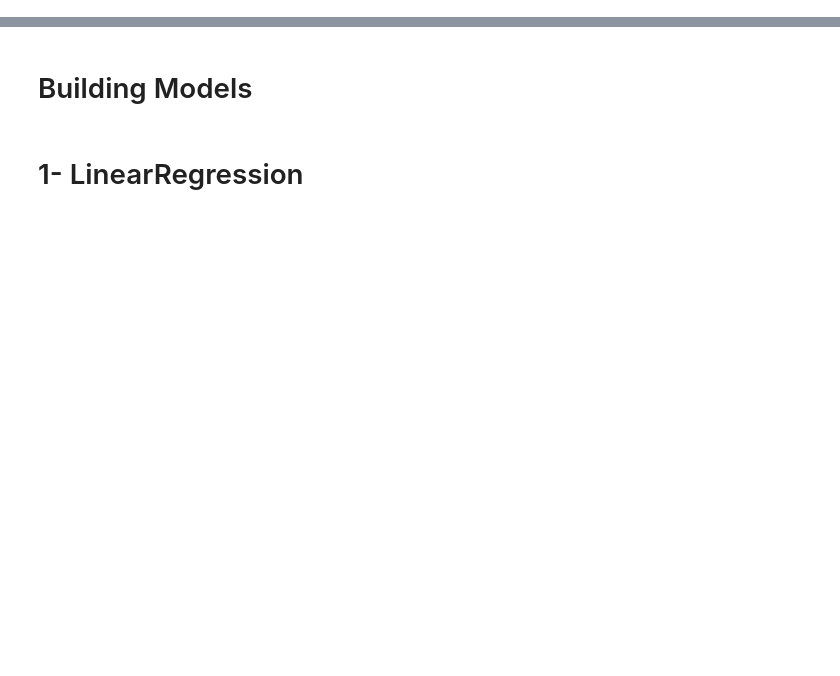
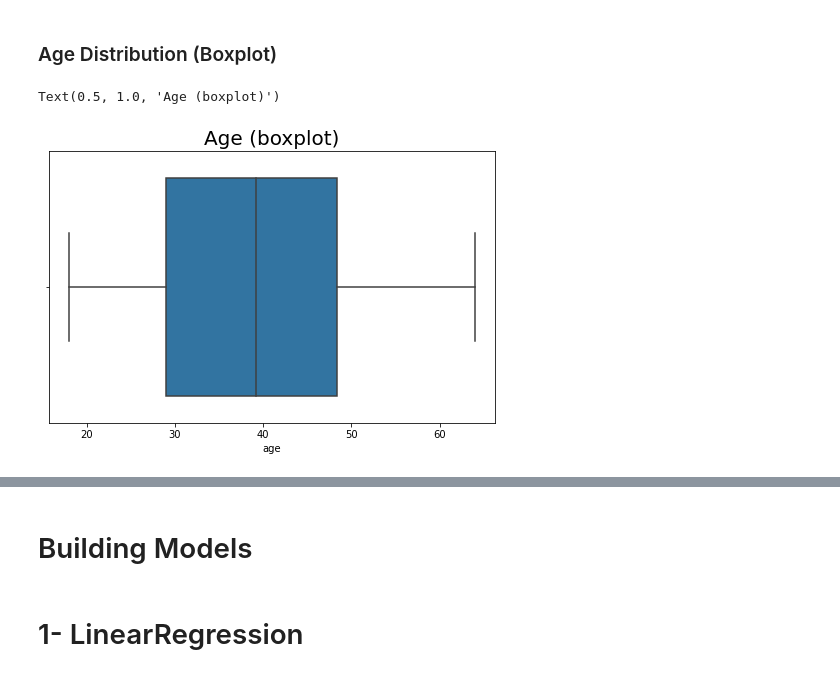
Before and after one commit to allonios/health_insurance_cost_prediction, a Jupyter notebook: notebook.ipynb, the cells around one changed output, grey strips where cells are left out. Drawn from its saved outputs; the diff is of its cells as text; code cells hidden in the pictures; blank space fills up the shorter version.

```diff
--- a/notebook.ipynb
+++ b/notebook.ipynb
@@ -7,0 +90,9 @@ warnings.simplefilter("ignore")
+# %% [markdown]
+### Age Distribution (Boxplot)
+# %%
+plt.figure(figsize=(8,5))
+sns.boxplot(x=data_df["age"])
+plt.title("Age (boxplot)", fontsize=20)
+# %% [output]
+Text(0.5, 1.0, 'Age (boxplot)')
+[figure, added]
```
Also changed, not shown: parts of 36 cells of this notebook.
